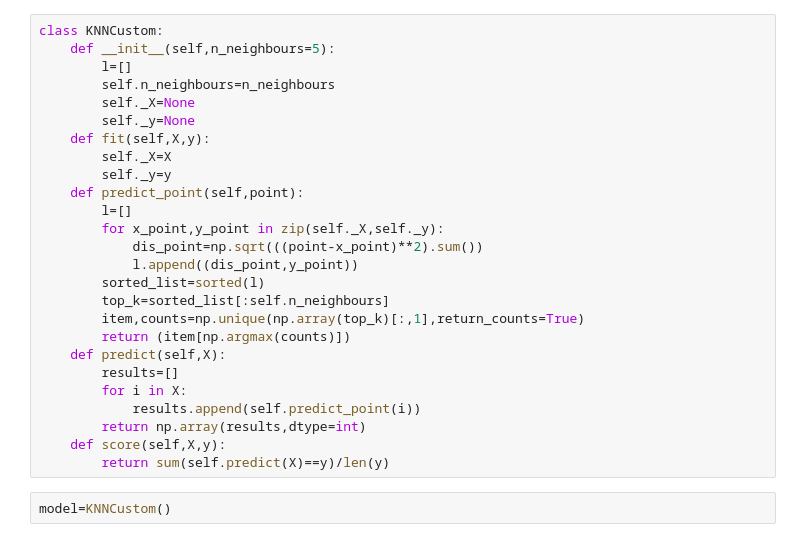
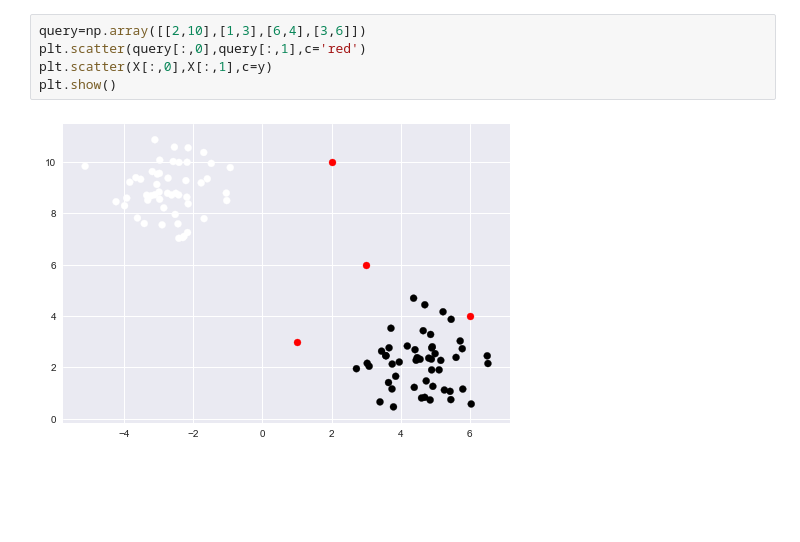
Before and after one commit to JayantGoel001/KNN, a Jupyter notebook: KNN_IMPLEMENTATION.ipynb, the cells around one changed output. Cells and saved outputs as stored; diff of their text form; blank space fills up the shorter version.

```diff
--- a/KNN_IMPLEMENTATION.ipynb
+++ b/KNN_IMPLEMENTATION.ipynb
@@ -20,28 +13,7 @@ y.shape
-# %%
-class KNNCustom:
-    def __init__(self,n_neighbours=5):
-        l=[]
-        self.n_neighbours=n_neighbours
-        self._X=None
-        self._y=None
-    def fit(self,X,y):
-        self._X=X
-        self._y=y
-    def predict_point(self,point):
-        l=[]
-        for x_point,y_point in zip(self._X,self._y):
-            dis_point=np.sqrt(((point-x_point)**2).sum())
-            l.append((dis_point,y_point))
-        sorted_list=sorted(l)
-        top_k=sorted_list[:self.n_neighbours]
-        item,counts=np.unique(np.array(top_k)[:,1],return_counts=True)
-        return (item[np.argmax(counts)])
-    def predict(self,X):
-        results=[]
-        for i in X:
-            results.append(self.predict_point(i))
-        return np.array(results,dtype=int)
-    def score(self,X,y):
-        return sum(self.predict(X)==y)/len(y)
-# %%
-model=KNNCustom()
+# %%
+query=np.array([[2,10],[1,3],[6,4],[3,6]])
+plt.scatter(query[:,0],query[:,1],c='red')
+plt.scatter(X[:,0],X[:,1],c=y)
+plt.show()
+# %% [output]
+[figure, added]
```
Also changed, not shown: parts of 17 cells of this notebook, 1 other file.
